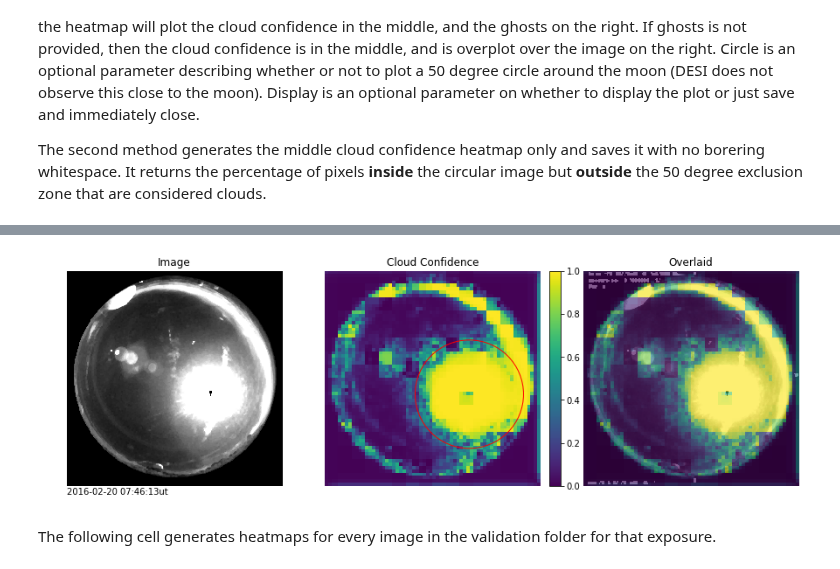
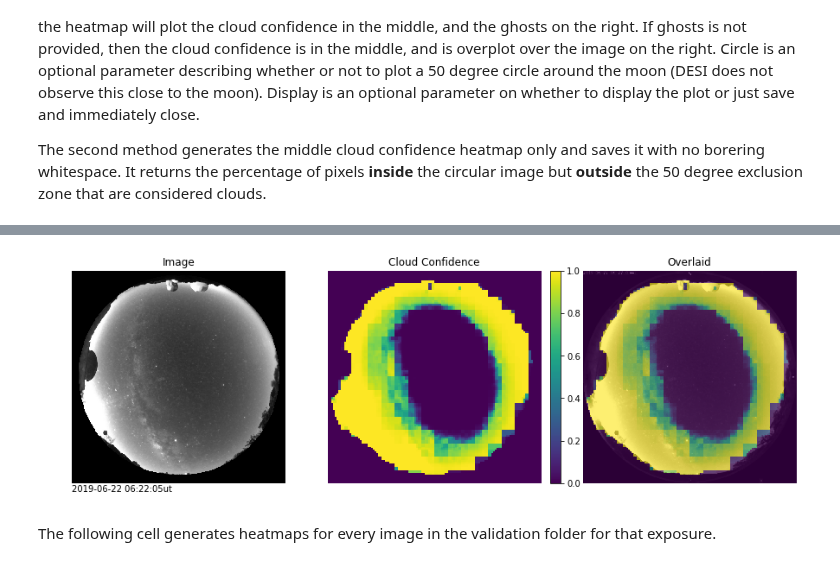
Before and after one commit to dylanagreen/kpno-allsky, a Jupyter notebook: Image Classifier v5.ipynb, the cells around one changed output, grey strips where cells are left out. Cells and saved outputs as stored; diff of their text form; code cells hidden in the pictures.

```diff
--- a/Image Classifier v5.ipynb
+++ b/Image Classifier v5.ipynb
@@ -616,8 +615,10 @@ def check_entire(im, scale, exposure, name):
 # %%
 if exposure == "0.3":
     name = "20160220-r_ut074613s63900.png" #0.3s
+elif exposure == "6":
+    name = "20170923-r_ut034714s14160.png" #6s
 else:
-    name = "20170923-r_ut034714s14160.png" #6s
+    name = "20190622-c_ut062205.jpg"
 
 # This code loads the image, removes the antenna, and smooths it over. If the image is
 # a 0.3s exposure, it tries to remove the band.
@@ -630,7 +631,10 @@ def load_im(name, loc=None):
     # Loads the image
     with open(loc, 'rb') as f:
         im = Image.open(f).convert('L')
-        im = np.asarray(im).reshape((512, 512))
+        if exposure == "sw":
+            im = np.asarray(im).reshape((1024, 1024))
+        else:
+            im = np.asarray(im).reshape((512, 512))
 
         im = remove_antenna(im)
         # These two lines smooth the image.
@@ -658,18 +662,21 @@ fig, ax = plt.subplots(1,3)
 fig.set_size_inches(15,7)
 
 # Plots the original image
-ax[0].imshow(im, interpolation='none', cmap='gray')
+ax[0].imshow(im, interpolation="none", cmap="gray")
 ax[0].set_axis_off()
 
 # Overplots the predicted cloud pixels over the image.
 print(y.shape)
-y2 = np.array(Image.fromarray(y.astype('float32')).resize((512, 512)))
-ax[1].imshow(im, interpolation='none', cmap='gray')
-ax[1].imshow(y2, cmap='gray', alpha=0.5)
+if exposure == "sw":
+    y2 = np.array(Image.fromarray(y.astype("float32")).resize((1024, 1024)))
+else:
+    y2 = np.array(Image.fromarray(y.astype("float32")).resize((512, 512)))
+ax[1].imshow(im, interpolation="none", cmap="gray")
+ax[1].imshow(y2, cmap="gray", alpha=0.5)
 ax[1].set_axis_off()
 
 # Plots the predicted cloud pixels
-ax[2].imshow(y, cmap='gray')
+ax[2].imshow(y, cmap="gray")
 ax[2].set_axis_off()
 # %% [output]
 (64, 64)
@@ -695,12 +702,14 @@ def make_heatmap(name, confidence, ghosts=None, circle=False, disp=False):
     fig, ax = plt.subplots(1,3)
     fig.set_size_inches(15, 7)
 
+    im = load_im(name)
     # Masks the image text so it's the same as the network sees it.
     loc = os.path.join('Images', *['data', 'text_mask.png'])
     with open(loc, 'rb') as f2:
-        m = np.asarray(Image.open(f2).convert('L')).reshape((512, 512))
+        m = np.asarray(Image.open(f2).convert('L').resize((im.shape[0], im.shape[1])))
+        m = m.reshape((m.shape[0], m.shape[1]))
         m = np.where(m == 255, 0, 1)
-    im = load_im(name)
+
     im2 = np.multiply(im, m).astype("uint8")
 
     # Plots the image in the first position.
@@ -736,13 +745,13 @@ def make_heatmap(name, confidence, ghosts=None, circle=False, disp=False):
         # Scales the values to be from 0-1.
         ghost_confidence = ghost_confidence - np.min(ghost_confidence)
         ghost_confidence = ghost_confidence / np.max(ghost_confidence)
-        cb = ax[2].imshow(ghost_confidence, interpolation='nearest', cmap="viridis")
+        ax[2].imshow(ghost_confidence, interpolation='nearest', cmap="viridis")
         ax[2].set_axis_off()
         ax[2].set_title('Ghost Confidence')
 
     else:
         ax[2].imshow(im, interpolation='none', cmap="gray")
-        cloud_confidence = np.array(Image.fromarray(cloud_confidence).resize((512,512))) # Resize to overplot
+        cloud_confidence = np.array(Image.fromarray(cloud_confidence).resize((im.shape[0], im.shape[1]))) # Resize to overplot
         ax[2].imshow(cloud_confidence, interpolation='nearest', cmap="viridis", alpha=0.65)
         ax[2].set_axis_off()
         ax[2].set_title('Overlaid')
@@ -788,7 +797,10 @@ def make_heatmap(name, confidence, ghosts=None, circle=False, disp=False):
 
     date = date[:4] + "-" + date[4:6] + "-" + date[6:]
     time_text = date + " " + name[4:6] + ":" + name[6:8] + ":" + name[8:10] + "ut"
-    ax[0].text(0, 532, time_text, style="normal")
+    if exposure == "sw":
+        ax[0].text(0, 1064, time_text, style="normal")
+    else:
+        ax[0].text(0, 532, time_text, style="normal")
     plt.savefig('Images/CNN-Heatmaps/heatmap-' + name, bbox_inches='tight', dpi=256, pad_inches=0)
 
     if not disp:
@@ -857,7 +869,10 @@ def heatmap_only(date, name, confidence):
 # %%
 %%time
 m = 4
-width = int(512/32 * m)
+if exposure == "sw":
+    width = int(1024/32 * m)
+else:
+    width = int(512/32 * m)
 confidence0 = []
 confidence1 = []
 values = np.arange(1, m + 0.5, 1)
@@ -884,7 +899,7 @@ Wall time: 10.9 s
 # %%
-make_heatmap(name, confidence0, disp=True, circle=True)
+make_heatmap(name, confidence0, disp=True, circle=False)
 # %% [output]
-[figure, old version]
+[figure, new version]
 # %% [markdown]
 The following cell generates heatmaps for every image in the validation folder for that exposure.
 # %%
```
Also changed, not shown: parts of 15 cells of this notebook.
